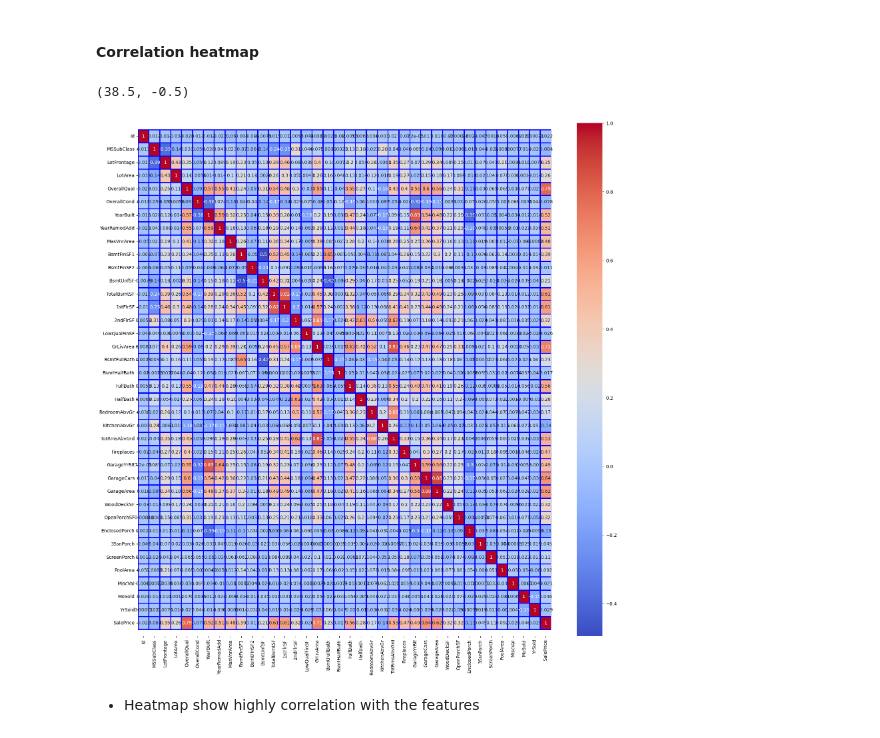
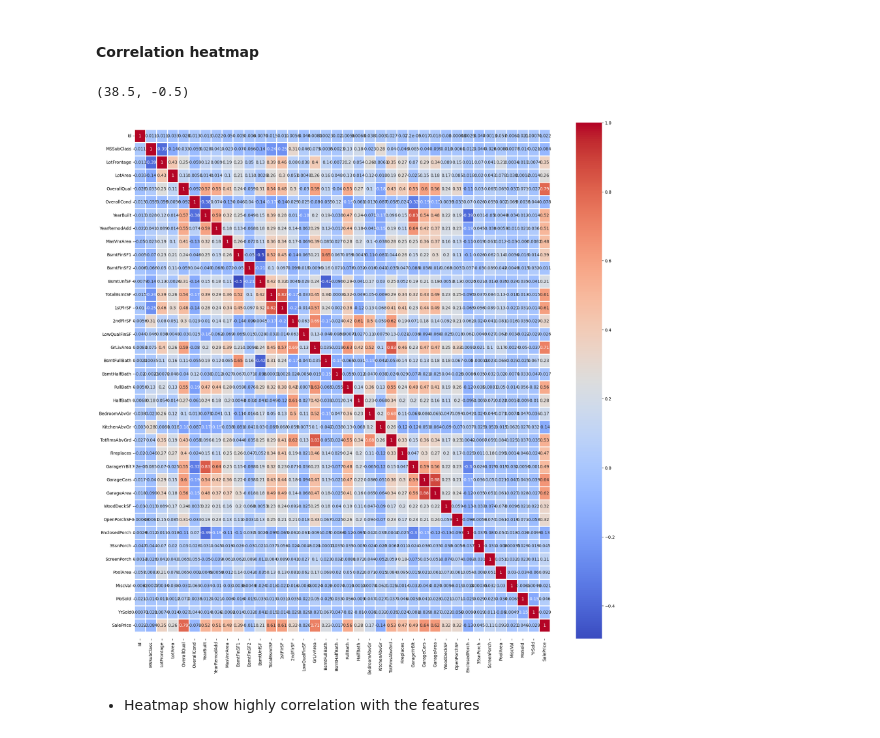
Before and after one commit to Divya13-lab/Git_Projects, a Jupyter notebook: Machine_Learning_Projects/Advance_house_price_pre_reg.ipynb, the cells around one changed output. Saved outputs shown, nothing was run; the diff lists cells and outputs as text; code cells hidden in the pictures.

```diff
--- a/Machine_Learning_Projects/Advance_house_price_pre_reg.ipynb
+++ b/Machine_Learning_Projects/Advance_house_price_pre_reg.ipynb
@@ -282,14 +282,15 @@ https://gist.github.com/mwaskom/de44147ed2974457ad6372750bbe5751
 # %% [markdown]
 #### Correlation heatmap
 # %%
-plt.figure(figsize= (20,20))
-cor_plot= sns.heatmap(train_df.corr(), cmap = 'coolwarm', annot= True, linewidth= 2, linecolor= 'blue')
+plt.figure(figsize= (22,22))
+cor_plot= sns.heatmap(train_df.corr(), cmap = 'coolwarm', annot= True, linewidth= 2)
+# cor_plot= sns.heatmap(train_df.corr(), cmap = 'coolwarm', annot= True, linewidth= 2, linecolor= 'skyblue')
 
 bottom, top= cor_plot.get_ylim()
 cor_plot.set_ylim(bottom + 0.5, top - 0.5)
 # %% [output]
 (38.5, -0.5)
-[figure, old version]
+[figure, new version]
 # %% [markdown]
 - Heatmap show highly correlation with the features
 # %%
```
Also changed, not shown: parts of 58 cells of this notebook, 14 other files.
